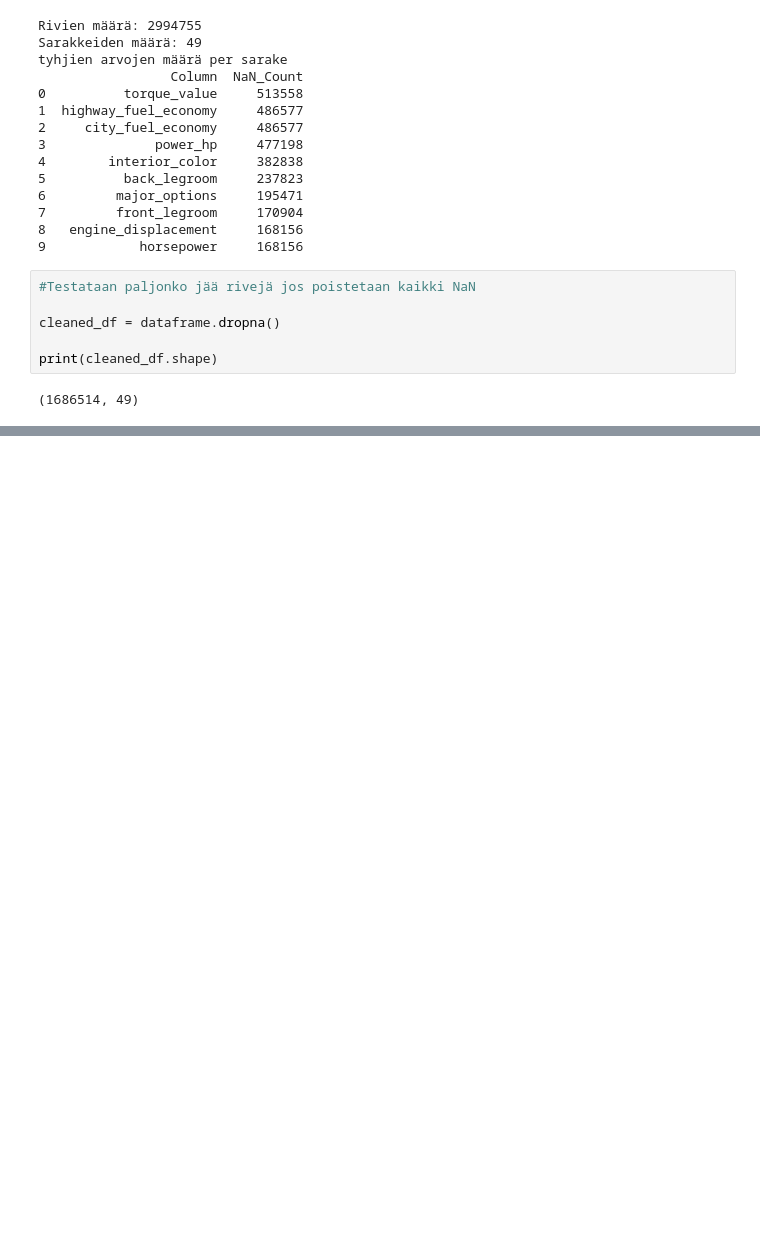
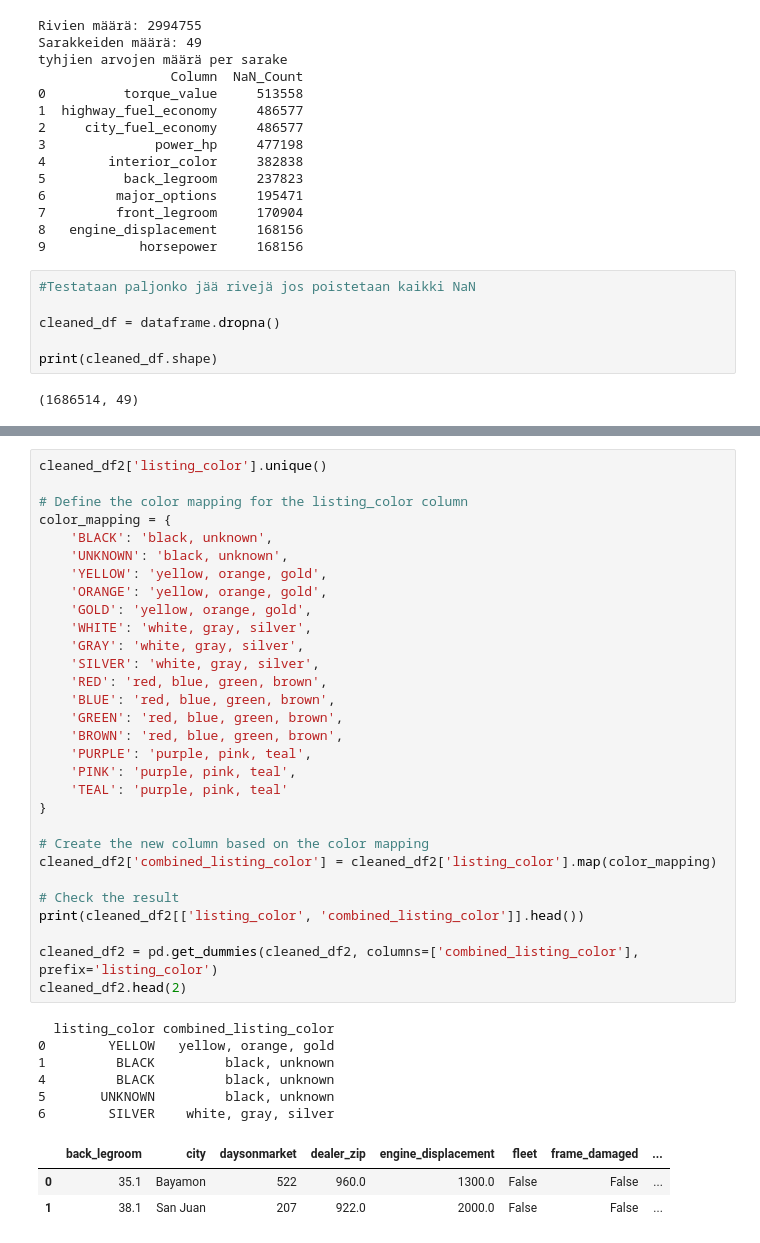
Before and after one commit to JermuSo/aida_project_group1, a Jupyter notebook: docs/Phase 3/phase_3_results.ipynb, the cells around one changed output, grey strips where cells are left out. Saved outputs shown, nothing was run; the diff lists cells and outputs as text; blank space fills up the shorter version.

```diff
--- a/docs/Phase 3/phase_3_results.ipynb
+++ b/docs/Phase 3/phase_3_results.ipynb
@@ -543,0 +592,40 @@ Index(['back_legroom', 'body_type', 'city', 'daysonmarket', 'dealer_zip',
+# %%
+cleaned_df2['listing_color'].unique()
+
+# Define the color mapping for the listing_color column
+color_mapping = {
+    'BLACK': 'black, unknown',
+    'UNKNOWN': 'black, unknown',
+    'YELLOW': 'yellow, orange, gold',
+    'ORANGE': 'yellow, orange, gold',
+    'GOLD': 'yellow, orange, gold',
+    'WHITE': 'white, gray, silver',
+    'GRAY': 'white, gray, silver',
+    'SILVER': 'white, gray, silver',
+    'RED': 'red, blue, green, brown',
+    'BLUE': 'red, blue, green, brown',
+    'GREEN': 'red, blue, green, brown',
+    'BROWN': 'red, blue, green, brown',
+    'PURPLE': 'purple, pink, teal',
+    'PINK': 'purple, pink, teal',
+    'TEAL': 'purple, pink, teal'
+}
+
+# Create the new column based on the color mapping
+cleaned_df2['combined_listing_color'] = cleaned_df2['listing_color'].map(color_mapping)
+
+# Check the result
+print(cleaned_df2[['listing_color', 'combined_listing_color']].head())
+
+cleaned_df2 = pd.get_dummies(cleaned_df2, columns=['combined_listing_color'], prefix='listing_color')
+cleaned_df2.head(2)
+# %% [output]
+  listing_color combined_listing_color
+0        YELLOW   yellow, orange, gold
+1         BLACK         black, unknown
+4         BLACK         black, unknown
+5       UNKNOWN         black, unknown
+6        SILVER    white, gray, silver
+|  | back_legroom | city | daysonmarket | dealer_zip | engine_displacement | fleet | frame_damaged | ... |
+| 0 | 35.1 | Bayamon | 522 | 960.0 | 1300.0 | False | False | ... |
+| 1 | 38.1 | San Juan | 207 | 922.0 | 2000.0 | False | False | ... |
```
Also changed, not shown: parts of 16 cells of this notebook.
